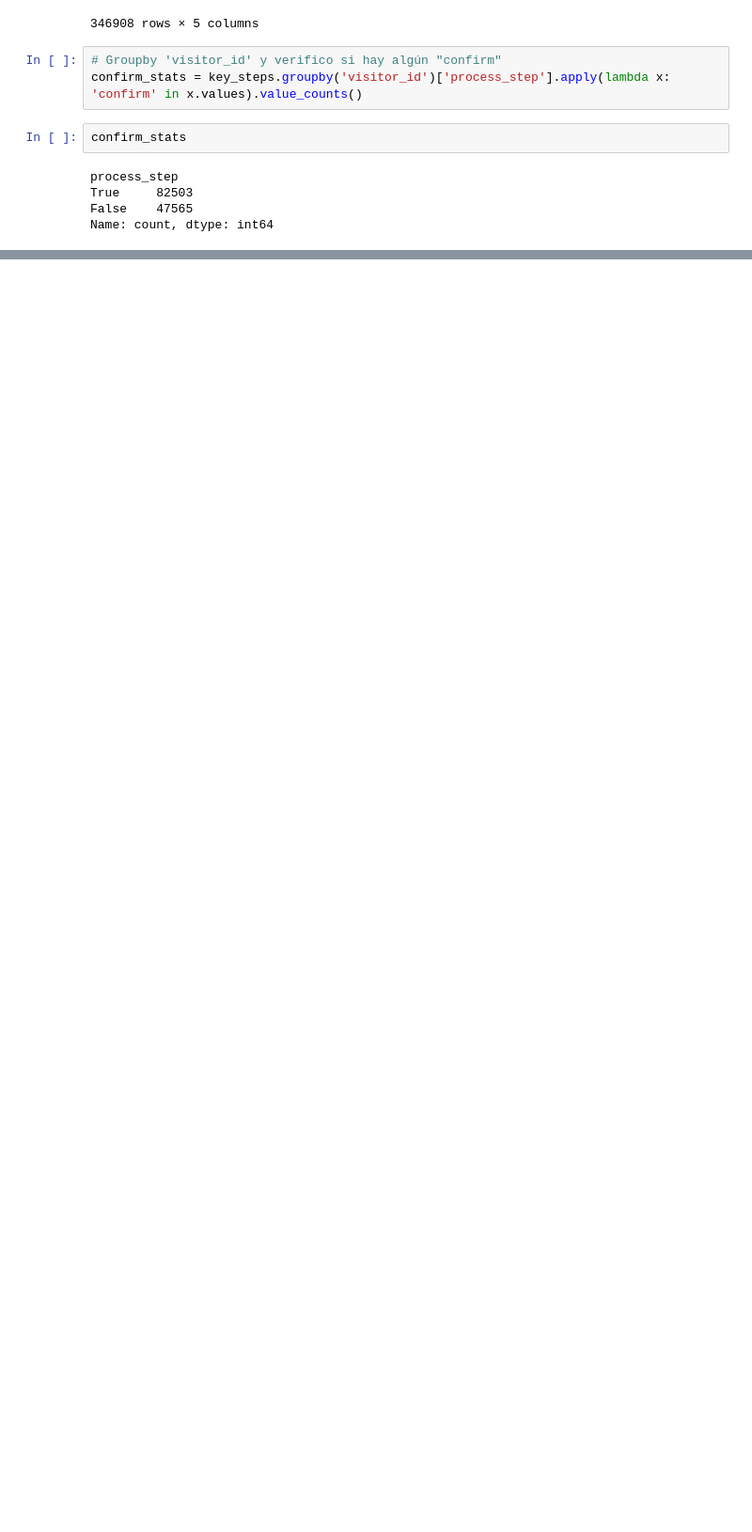
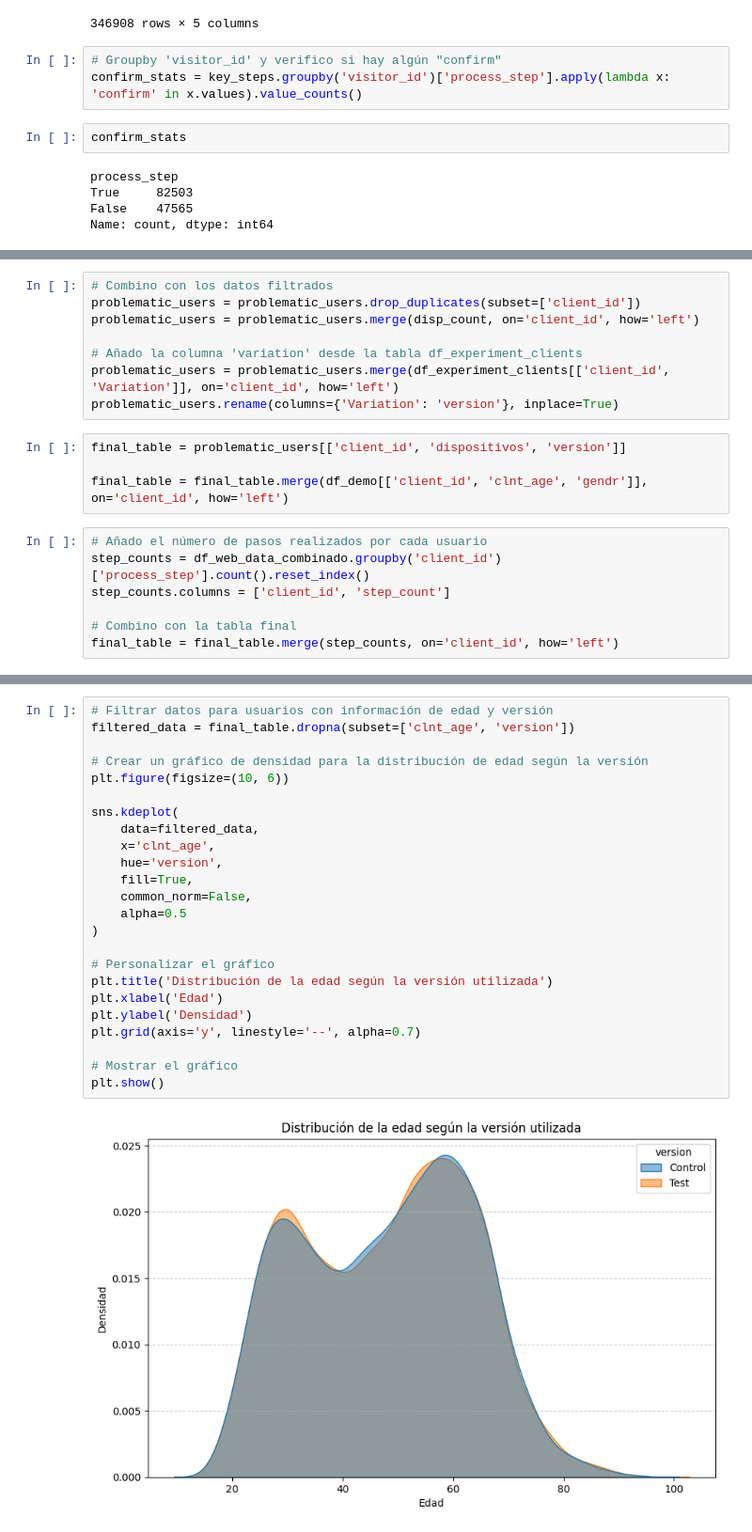
Before and after one commit to GemaVNZ/vanguard-ab-test, a Jupyter notebook: 00_PREVIO/start_vanguard.ipynb, the cells around one changed output, grey strips where cells are left out. Shown at 94% size. Saved outputs shown, nothing was run; the diff lists cells and outputs as text; blank space fills up the shorter version.

```diff
--- a/00_PREVIO/start_vanguard.ipynb
+++ b/00_PREVIO/start_vanguard.ipynb
@@ -94,0 +110,19 @@ Name: count, dtype: int64
+# %%
+# Combino con los datos filtrados
+problematic_users = problematic_users.drop_duplicates(subset=['client_id'])
+problematic_users = problematic_users.merge(disp_count, on='client_id', how='left')
+
+# Añado la columna 'variation' desde la tabla df_experiment_clients
+problematic_users = problematic_users.merge(df_experiment_clients[['client_id', 'Variation']], on='client_id', how='left')
+problematic_users.rename(columns={'Variation': 'version'}, inplace=True)
+# %%
+final_table = problematic_users[['client_id', 'dispositivos', 'version']]
+
+final_table = final_table.merge(df_demo[['client_id', 'clnt_age', 'gendr']], on='client_id', how='left')
+# %%
+# Añado el número de pasos realizados por cada usuario
+step_counts = df_web_data_combinado.groupby('client_id')['process_step'].count().reset_index()
+step_counts.columns = ['client_id', 'step_count']
+
+# Combino con la tabla final
+final_table = final_table.merge(step_counts, on='client_id', how='left')
@@ -94,0 +141,26 @@ Name: count, dtype: int64
+# %%
+# Filtrar datos para usuarios con información de edad y versión
+filtered_data = final_table.dropna(subset=['clnt_age', 'version'])
+
+# Crear un gráfico de densidad para la distribución de edad según la versión
+plt.figure(figsize=(10, 6))
+
+sns.kdeplot(
+    data=filtered_data,
+    x='clnt_age',
+    hue='version',
+    fill=True,
+    common_norm=False,
+    alpha=0.5
+)
+
+# Personalizar el gráfico
+plt.title('Distribución de la edad según la versión utilizada')
+plt.xlabel('Edad')
+plt.ylabel('Densidad')
+plt.grid(axis='y', linestyle='--', alpha=0.7)
+
+# Mostrar el gráfico
+plt.show()
+# %% [output]
+[figure, added]
```
Also changed, not shown: parts of 10 cells of this notebook.
